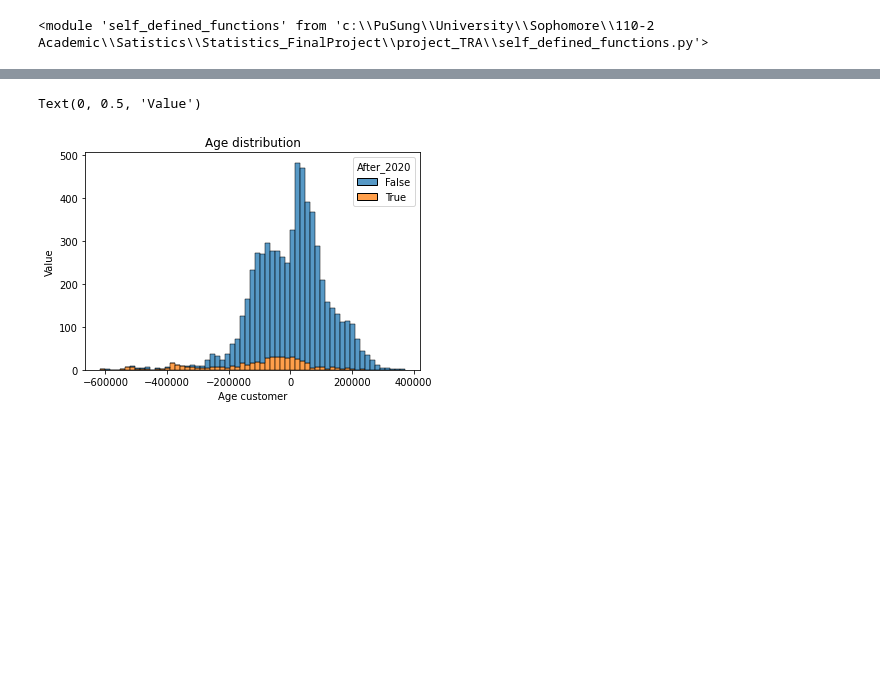
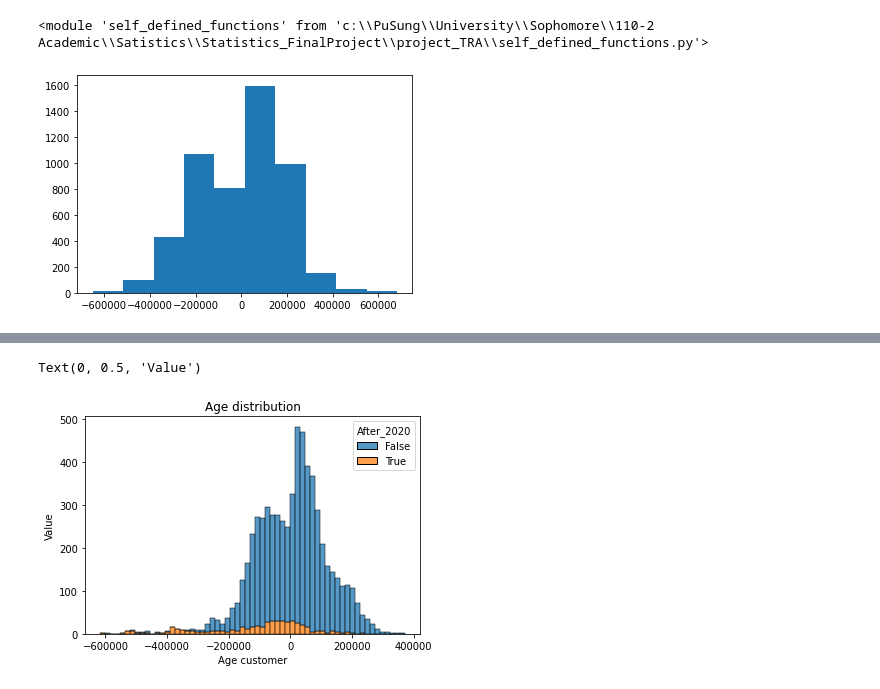
Before and after one commit to sam901122/Statistics_FinalProject, a Jupyter notebook: project_TRA/TRA_main.ipynb, the cells around one changed output, grey strips where cells are left out. Drawn from its saved outputs; the diff is of its cells as text; code cells hidden in the pictures; blank space fills up the shorter version.

```diff
--- a/project_TRA/TRA_main.ipynb
+++ b/project_TRA/TRA_main.ipynb
@@ -65,0 +136,4 @@ ft.Chi_Square_for_Normality( results1.resid, 5, 0.05 )
+# %%
+_ = plt.hist( results1.resid )
+# %% [output]
+[figure, added]
```
Also changed, not shown: parts of 22 cells of this notebook, 1 other file.
